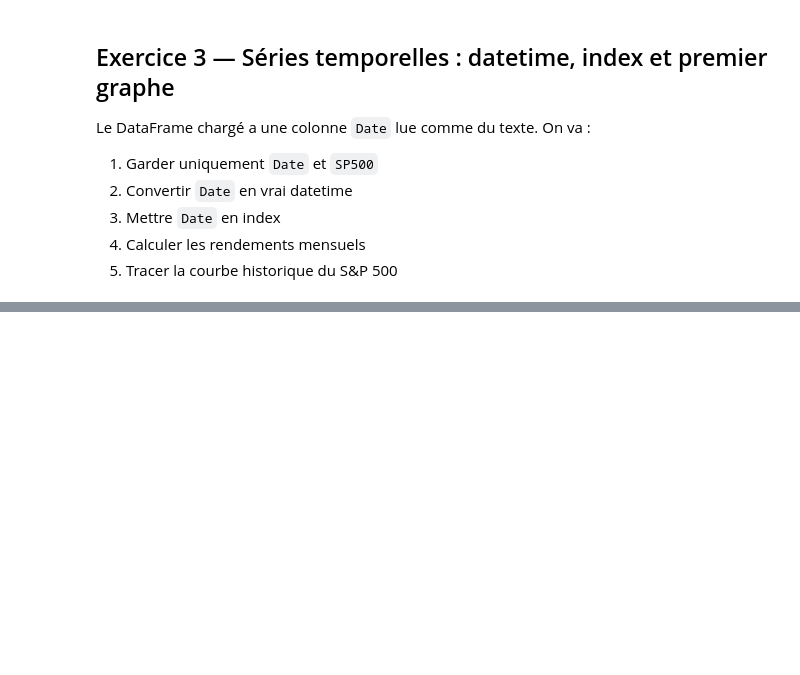
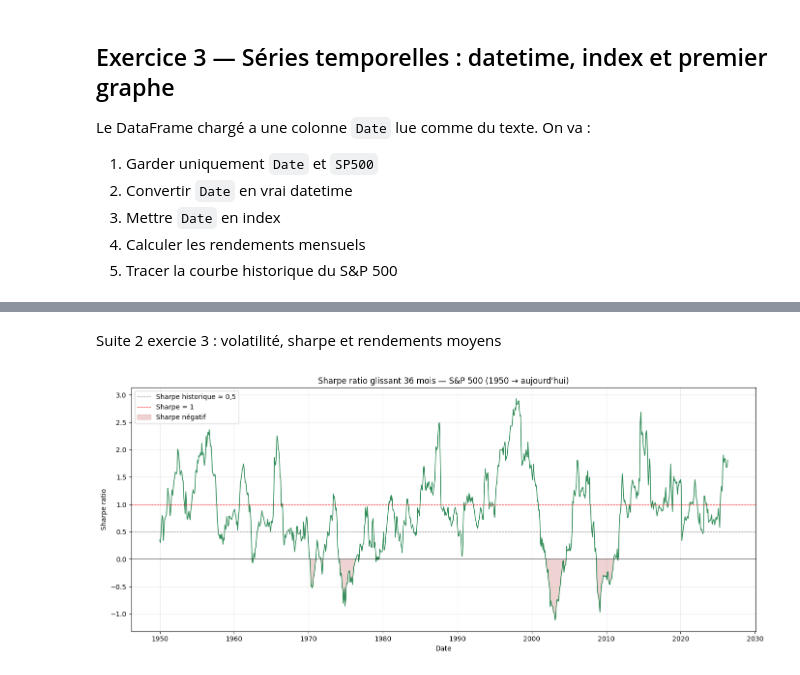
Before and after one commit to Louan-code/quant-research-platform, a Jupyter notebook: notebooks/02_pandas_basics.ipynb, the cells around one changed output, grey strips where cells are left out. Drawn from its saved outputs; the diff is of its cells as text; code cells hidden in the pictures; blank space fills up the shorter version.

```diff
--- a/notebooks/02_pandas_basics.ipynb
+++ b/notebooks/02_pandas_basics.ipynb
@@ -170,0 +248,28 @@ dtype: object
+# %% [markdown]
+Suite 2 exercie 3 : volatilité, sharpe et rendements moyens
+# %%
+# Filtrer à partir de 1950
+sharpe_moderne = sp.loc[sp.index >= '1950-01-01', 'sharpe']
+
+plt.figure(figsize=(14, 6))
+plt.plot(sharpe_moderne.index, sharpe_moderne.values, color='seagreen', linewidth=1.2)
+
+# Lignes de référence
+plt.axhline(0,   color='black', linewidth=0.6)
+plt.axhline(0.5, color='gray',  linewidth=0.8, linestyle='--', label='Sharpe historique ≈ 0,5')
+plt.axhline(1,   color='red',   linewidth=0.8, linestyle='--', label='Sharpe = 1')
+
+# Zone négative en rouge transparent
+plt.fill_between(sharpe_moderne.index, sharpe_moderne.values, 0,
+                 where=(sharpe_moderne.values < 0),
+                 color='firebrick', alpha=0.2, label='Sharpe négatif')
+
+plt.title('Sharpe ratio glissant 36 mois — S&P 500 (1950 → aujourd\'hui)')
+plt.xlabel('Date')
+plt.ylabel('Sharpe ratio')
+plt.legend(loc='upper left')
+plt.grid(True, alpha=0.3)
+plt.tight_layout()
+plt.show()
+# %% [output]
+[figure, added]
```
Also changed, not shown: parts of 9 cells of this notebook.
